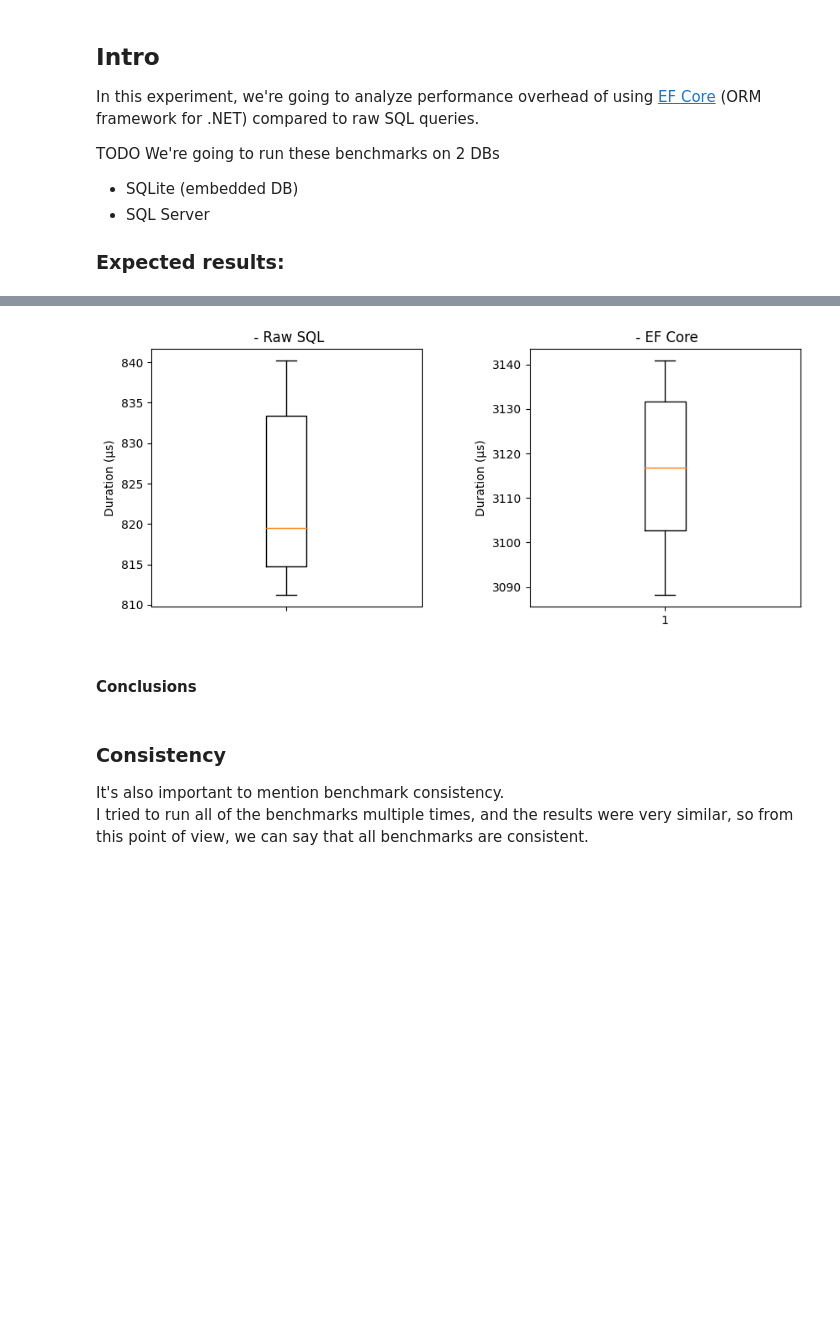
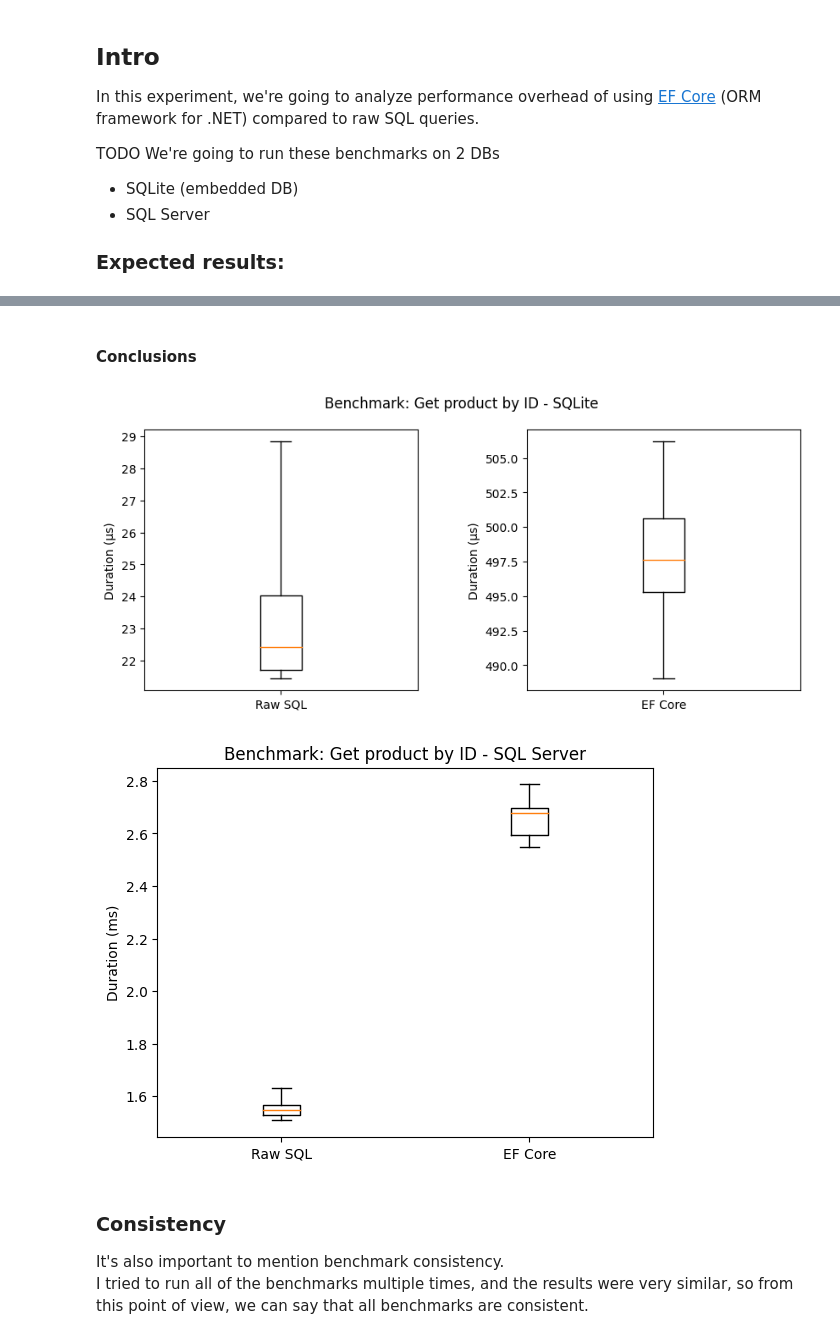
Before and after one commit to VL-CZ/NSWI131-dotnet-db-benchmarks, a Jupyter notebook: report.ipynb, the cells around one changed output, grey strips where cells are left out. Drawn from its saved outputs; the diff is of its cells as text; code cells hidden in the pictures; blank space fills up the shorter version.

```diff
--- a/report.ipynb
+++ b/report.ipynb
@@ -157,36 +158,12 @@ render_benchmark_graphs(benchmark_name_raw, "Get top 1000 products", True, False
-# %%
-title=''
-
-sql_min, sql_q1, sql_med, sql_q3, sql_max = get_quantiles(sqlite_raw_sql)
-ef_min, ef_q1, ef_med, ef_q3, ef_max = get_quantiles(sqlite_ef)
-unit = get_unit(sqlite_ef)
-
-graph_data = {"Raw SQL": [sql_min, sql_max, sql_med, sql_q1, sql_q3], "EF Core": [ef_min, ef_max, ef_med, ef_q1, ef_q3]}
-
-# Creating a figure and axes
-fig, axes = plt.subplots(1, 2, figsize=(10, 4))
-raw_sql, ef_core = "Raw SQL", "EF Core"
-
-# Plotting the first boxplot
-axes[0].boxplot(graph_data[raw_sql])
-axes[0].set_xticklabels([])
-axes[0].set_title(f"{title} - {raw_sql}")
-axes[0].set_ylabel(f"Duration ({unit})")
-
-# Plotting the second boxplot
-axes[1].boxplot(graph_data[ef_core])
-axes[1].set_title(f"{title} - {ef_core}")
-axes[1].set_ylabel(f"Duration ({unit})")
-
-# Adjusting the spacing between subplots
-plt.subplots_adjust(wspace=0.4)
-
-# Display the plot
-plt.show()
-# %% [output]
-[figure, removed]
 # %% [markdown]
 #### Conclusions
+# %%
+benchmark_name_raw = "GetProductByIdBenchmark"
+
+render_benchmark_graphs(benchmark_name_raw, "Get product by ID", True, False)
+# %% [output]
+[figure, added]
+[figure, added]
 # %% [markdown]
 ### Consistency
 
```
Also changed, not shown: parts of 2 cells of this notebook.
